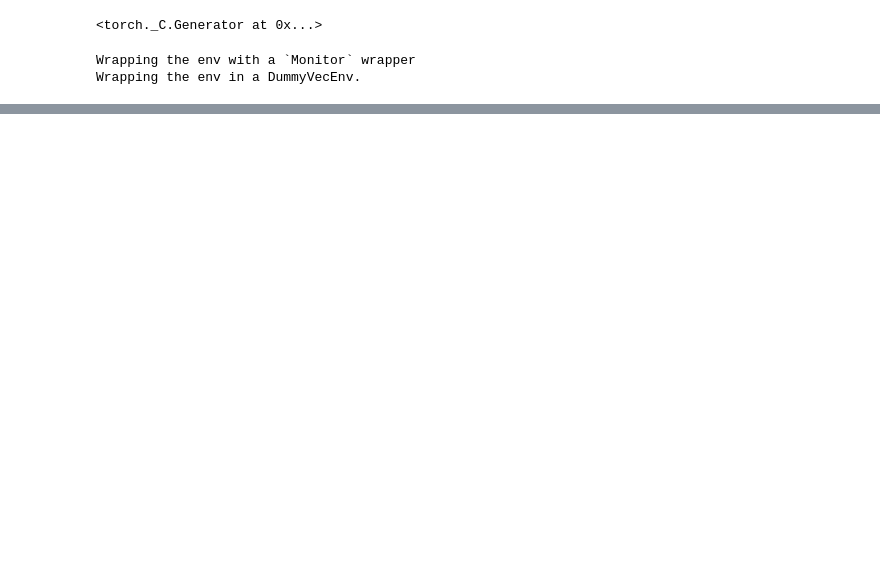
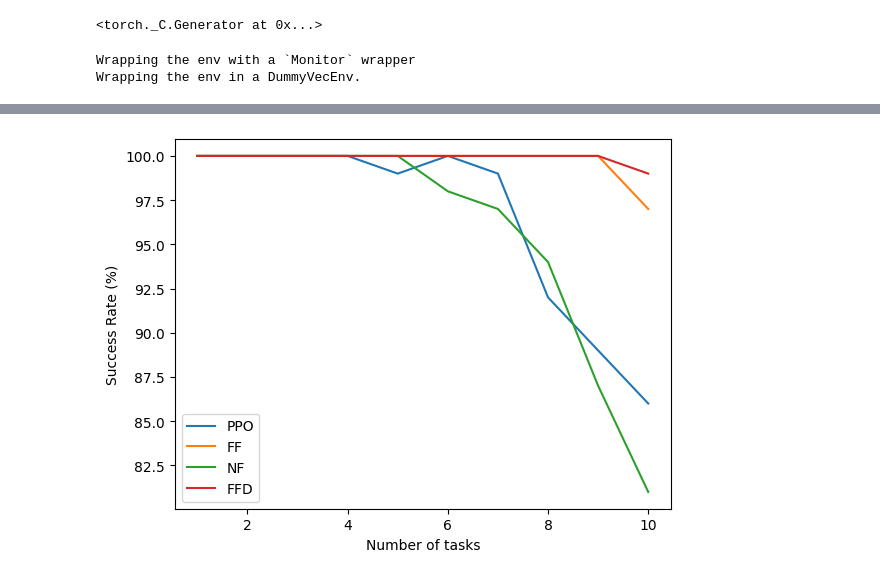
Before and after one commit to akbaig/CADES-RL, a Jupyter notebook: src/notebooks/runtime_complexity.ipynb, the cells around one changed output, grey strips where cells are left out. Cells and saved outputs as stored; diff of their text form; code cells hidden in the pictures; blank space fills up the shorter version.

```diff
--- a/src/notebooks/runtime_complexity.ipynb
+++ b/src/notebooks/runtime_complexity.ipynb
@@ -116,0 +276,14 @@ plt.show()
+# %%
+# Plot the success rate graph
+import matplotlib.pyplot as plt
+
+plt.plot(range(1, 1 + len(metrics['ppo'])), metrics['ppo'].apply(lambda x: float(x['success'])), label='PPO')
+plt.plot(range(1, 1 + len(metrics['ppo'])), metrics['ff'].apply(lambda x: float(x['success'])), label='FF')
+plt.plot(range(1, 1 + len(metrics['ppo'])), metrics['nf'].apply(lambda x: float(x['success'])), label='NF')
+plt.plot(range(1, 1 + len(metrics['ffd'])), metrics['ffd'].apply(lambda x: float(x['success'])), label='FFD')
+plt.xlabel('Number of tasks')
+plt.ylabel('Success Rate (%)')
+plt.legend()
+plt.show()
+# %% [output]
+[figure, added]
```
Also changed, not shown: parts of 22 cells of this notebook.
